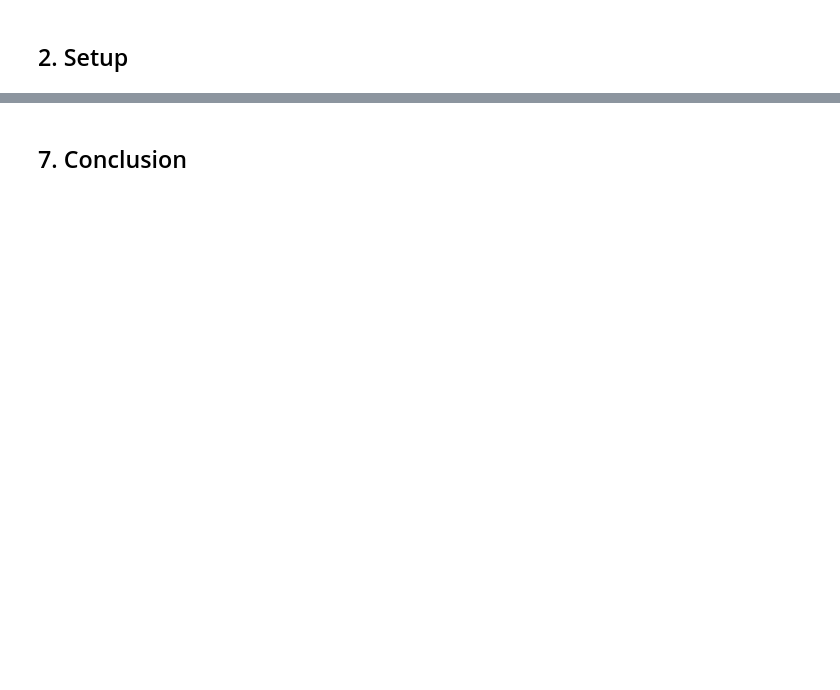
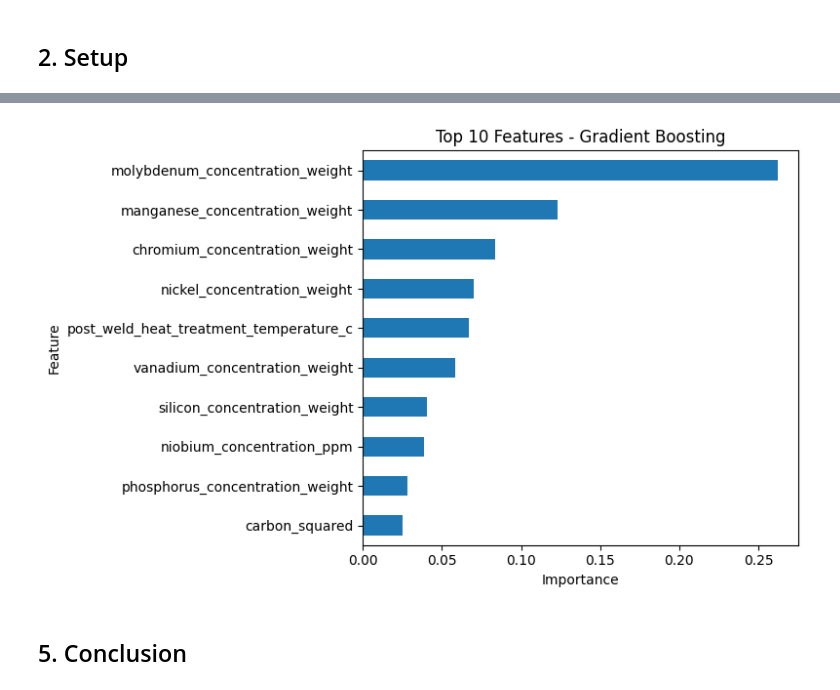
Before and after one commit to KarinaMusina44/weld-quality-prediction, a Jupyter notebook: Model-training.ipynb, the cells around one changed output, grey strips where cells are left out. Saved outputs shown, nothing was run; the diff lists cells and outputs as text; code cells hidden in the pictures; blank space fills up the shorter version.

```diff
--- a/Model-training.ipynb
+++ b/Model-training.ipynb
@@ -202,3 +334,7 @@ plt.show()
+# %%
+plot_top_features(results_df, X_train_pre_and_during_weld, y_train_without_nan)
+# %% [output]
+[figure, added]
 # %% [markdown]
- ## 7. Conclusion
+ ## 5. Conclusion
 # %% [markdown]
```
Also changed, not shown: parts of 26 cells of this notebook.
